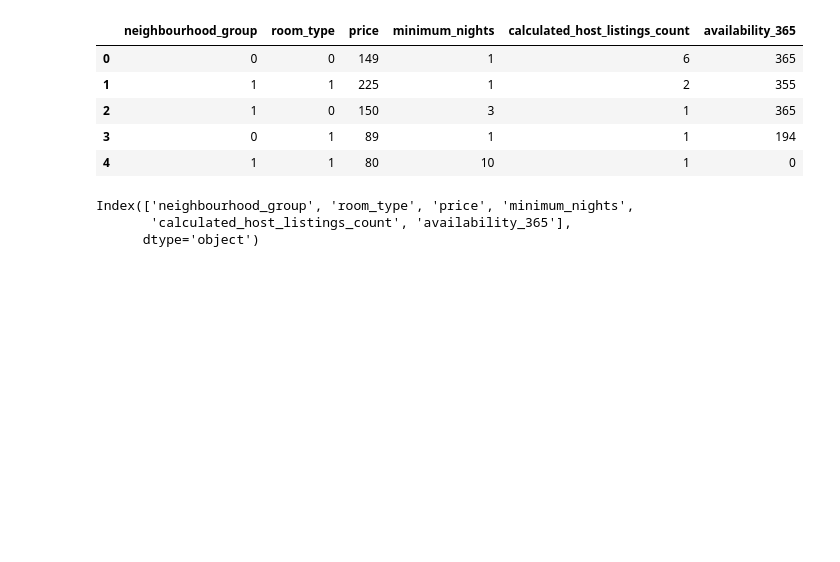
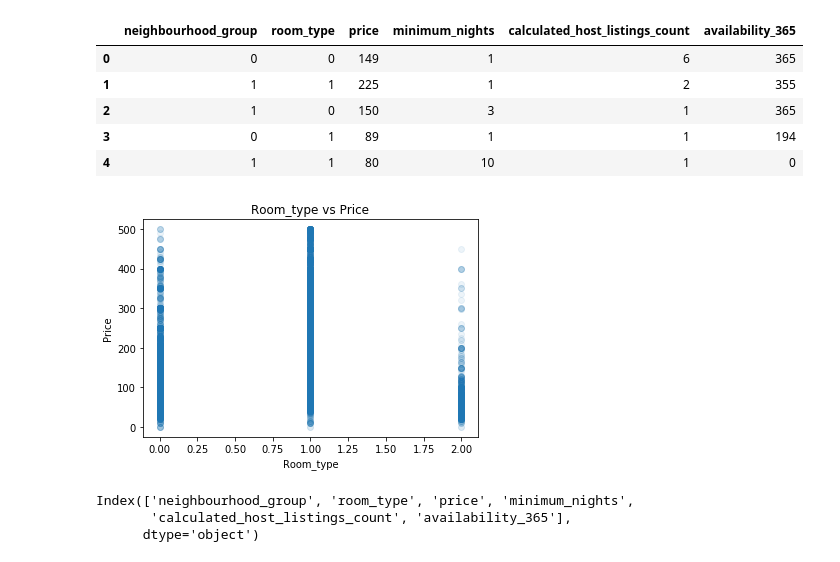
Before and after one commit to spring1229/Springboard, a Jupyter notebook: capstone/machine_learning_yc.ipynb, the cells around one changed output. Drawn from its saved outputs; the diff is of its cells as text; code cells hidden in the pictures; blank space fills up the shorter version.

```diff
--- a/capstone/machine_learning_yc.ipynb
+++ b/capstone/machine_learning_yc.ipynb
@@ -82,6 +62,17 @@ data_en.head()
 | 2 | 1 | 0 | 150 | 3 | 1 | 365 |
 | 3 | 0 | 1 | 89 | 1 | 1 | 194 |
 | 4 | 1 | 1 | 80 | 10 | 1 | 0 |
+# %%
+data_en=data_en[data_en.price<500]
+# %%
+# Draw scatter plot
+plt.scatter(data_en.room_type, data_en.price, alpha=0.08)
+plt.xlabel('Room_type')
+plt.ylabel('Price')
+plt.title('Room_type vs Price')
+plt.show()
+# %% [output]
+[figure, added]
 # %%
 #Calculate the correlation index
 corr=data_en.corr(method='kendall')
```
Also changed, not shown: parts of 6 cells of this notebook.
